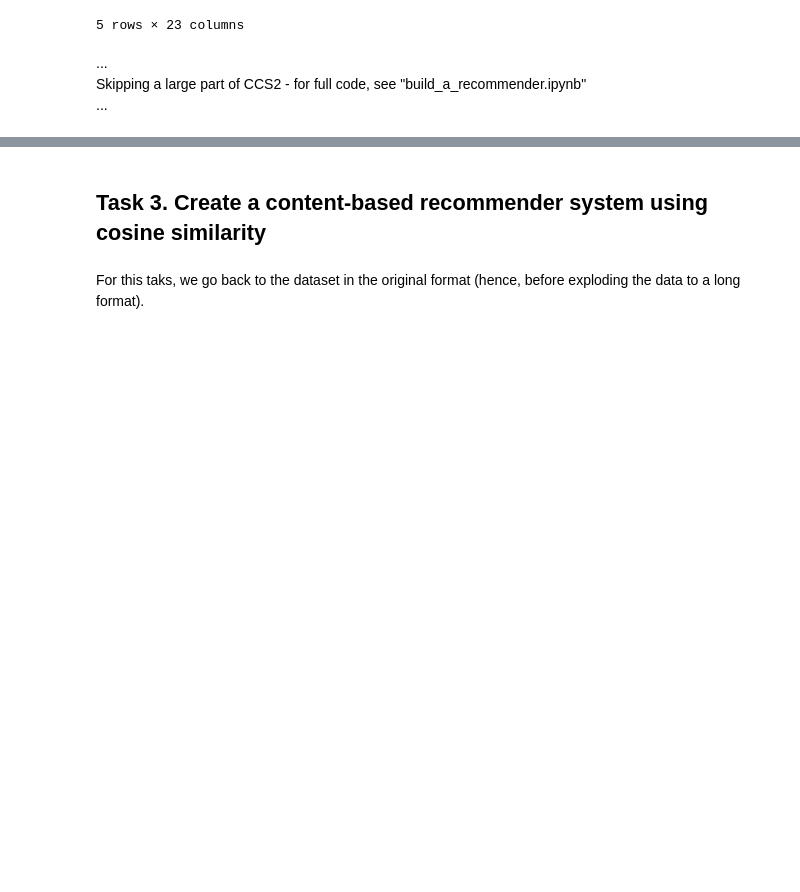
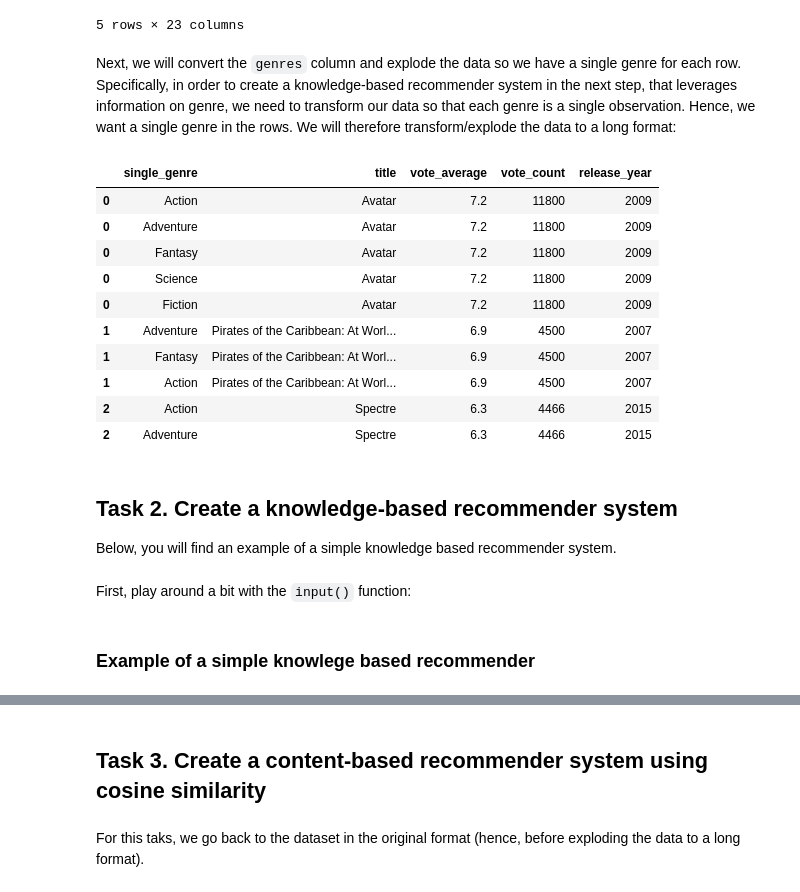
Before and after one commit to uvacw/teaching-ds-rp, a Jupyter notebook: week1/tweaking_recommender.ipynb, the cells around one changed output, grey strips where cells are left out. Saved outputs shown, nothing was run; the diff lists cells and outputs as text; code cells hidden in the pictures; blank space fills up the shorter version.

Commit message:
Updated code for academic year 2023-2024

```diff
--- a/week1/tweaking_recommender.ipynb
+++ b/week1/tweaking_recommender.ipynb
@@ -83,7 +88,29 @@ data.head()
 | 3 | 49026 | The Dark Knight Rises | [{"cast_id": 2, "character": "Bru... | [{"credit_id": "52fe4781c3a36847f... | 250000000 | Action Crime Drama Thriller | http://www.thedarkknightrises.com/ | [{"id": 849, "name": "dc comics"}... | en | ... |
 | 4 | 49529 | John Carter | [{"cast_id": 5, "character": "Joh... | [{"credit_id": "52fe479ac3a36847f... | 260000000 | Action Adventure Science Fiction | http://movies.disney.com/john-carter | [{"id": 818, "name": "based on no... | en | ... |
 5 rows × 23 columns
-# %% [markdown]
-... <br>
-Skipping a large part of CCS2 - for full code, see "build_a_recommender.ipynb" <br>
-...
+# %% [markdown]
+Next, we will convert the `genres` column and explode the data so we have a single genre for each row. Specifically, in order to create a knowledge-based recommender system in the next step, that leverages information on genre, we need to transform our data so that each genre is a single observation. Hence, we want a single genre in the rows. We will therefore transform/explode the data to a long format:
+# %%
+s = data.apply(lambda x: pd.Series(x['genres'].split()),axis=1).stack().reset_index(level=1, drop=True)
+s.name = 'single_genre'
+data = data.join(s)
+
+data[['single_genre', 'title', 'vote_average', 'vote_count', 'release_year']].head(10)
+# %% [output]
+|  | single_genre | title | vote_average | vote_count | release_year |
+| 0 | Action | Avatar | 7.2 | 11800 | 2009 |
+| 0 | Adventure | Avatar | 7.2 | 11800 | 2009 |
+| 0 | Fantasy | Avatar | 7.2 | 11800 | 2009 |
+| 0 | Science | Avatar | 7.2 | 11800 | 2009 |
+| 0 | Fiction | Avatar | 7.2 | 11800 | 2009 |
+| 1 | Adventure | Pirates of the Caribbean: At Worl... | 6.9 | 4500 | 2007 |
+| 1 | Fantasy | Pirates of the Caribbean: At Worl... | 6.9 | 4500 | 2007 |
+| 1 | Action | Pirates of the Caribbean: At Worl... | 6.9 | 4500 | 2007 |
+| 2 | Action | Spectre | 6.3 | 4466 | 2015 |
+| 2 | Adventure | Spectre | 6.3 | 4466 | 2015 |
+# %% [markdown]
+## Task 2.   Create a knowledge-based recommender system
+
+Below, you will find an example of a simple knowledge based recommender system.
+# %% [markdown]
+First, play around a bit with the `input()` function:
@@ -89,0 +122,2 @@ Skipping a large part of CCS2 - for full code, see "build_a_recommender.ipynb" <
+# %% [markdown]
+### Example of a simple knowlege based recommender
```
Also changed, not shown: parts of 66 cells of this notebook.
